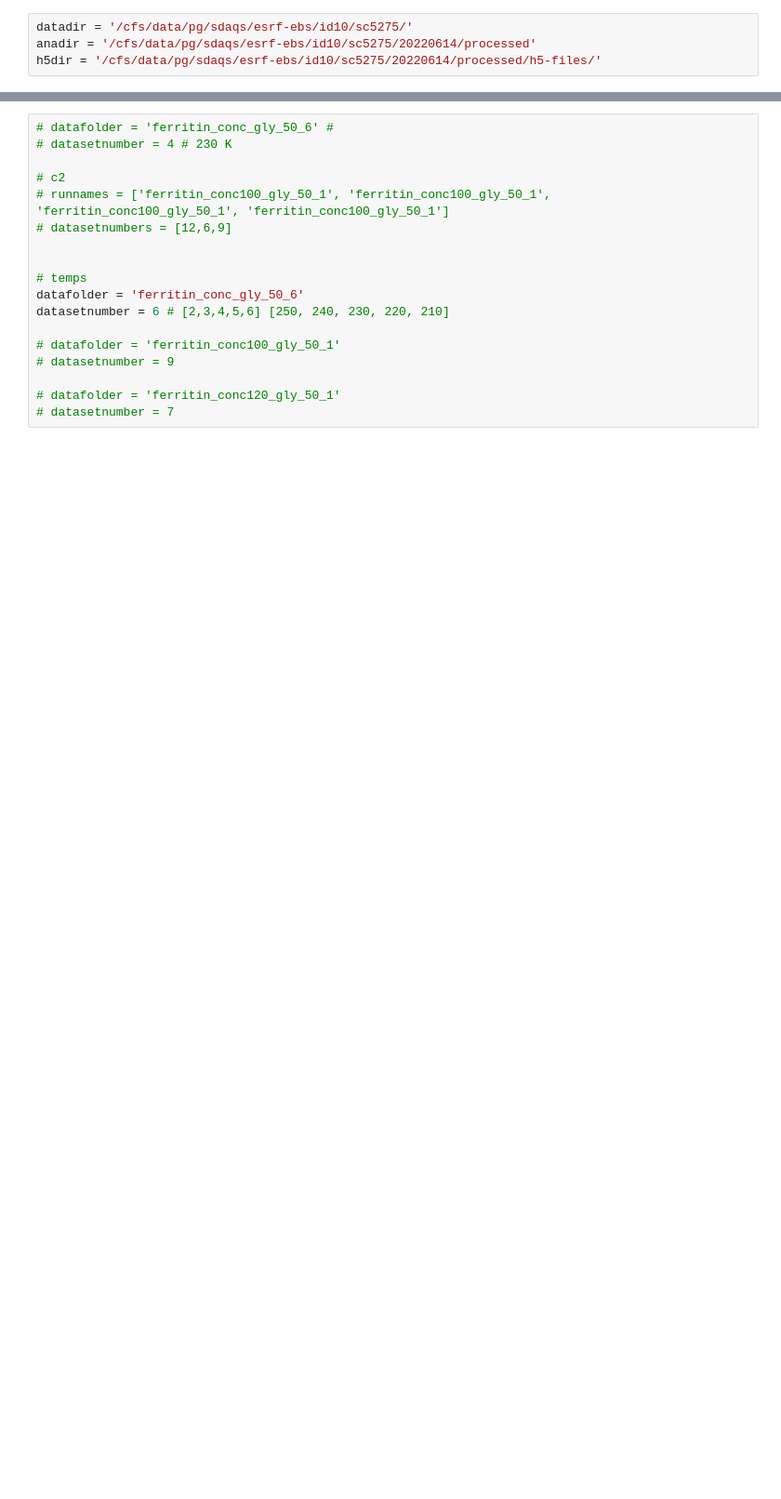
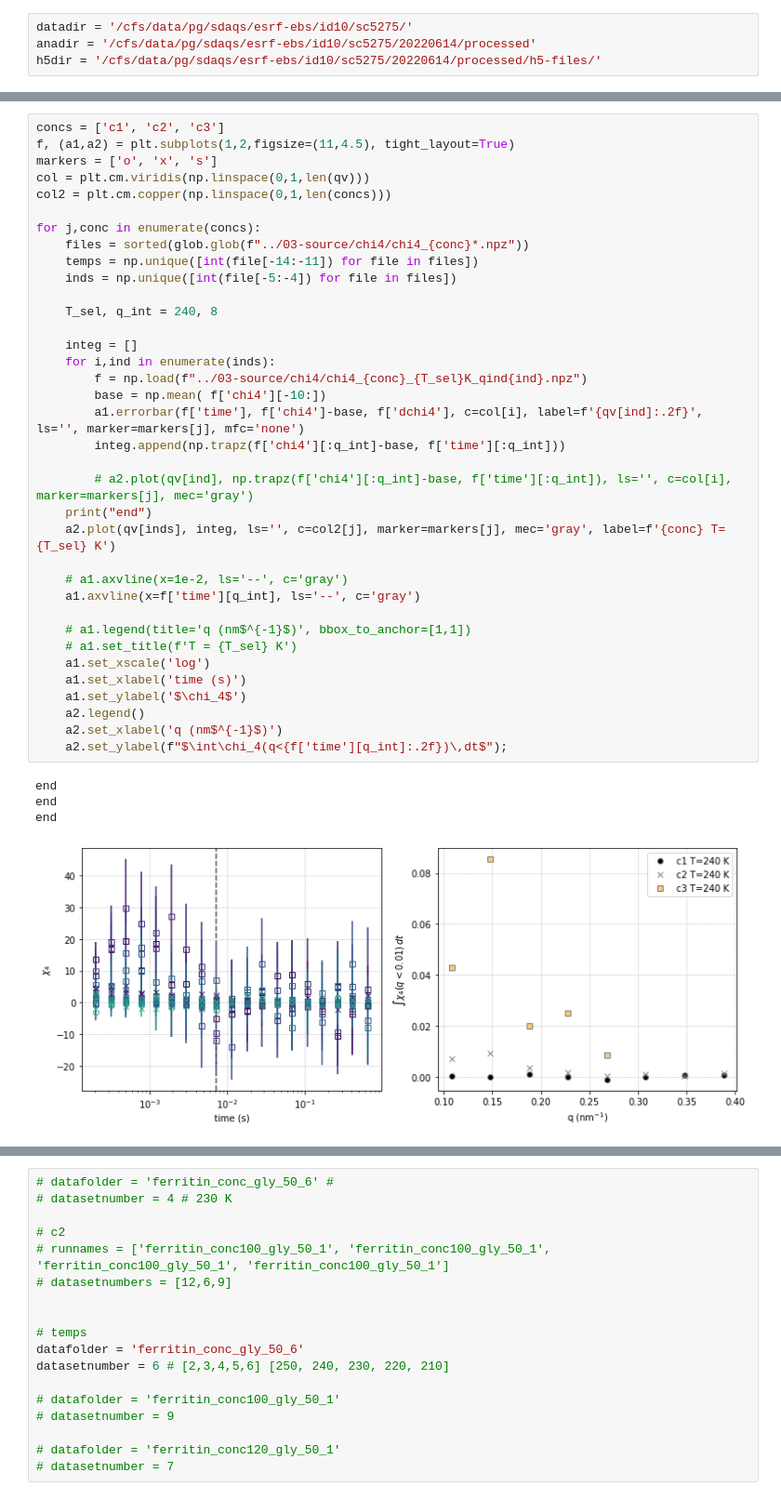
Before and after one commit to maddalenabin/id10-ferritin-2022, a Jupyter notebook: 01-notebooks/07-chi4.ipynb, the cells around one changed output, grey strips where cells are left out. Shown at 93% size. Drawn from its saved outputs; the diff is of its cells as text; blank space fills up the shorter version.

```diff
--- a/01-notebooks/07-chi4.ipynb
+++ b/01-notebooks/07-chi4.ipynb
@@ -32,0 +110,41 @@ h5dir = '/cfs/data/pg/sdaqs/esrf-ebs/id10/sc5275/20220614/processed/h5-files/'
+# %%
+concs = ['c1', 'c2', 'c3']
+f, (a1,a2) = plt.subplots(1,2,figsize=(11,4.5), tight_layout=True)
+markers = ['o', 'x', 's']
+col = plt.cm.viridis(np.linspace(0,1,len(qv)))
+col2 = plt.cm.copper(np.linspace(0,1,len(concs)))
+
+for j,conc in enumerate(concs):
+    files = sorted(glob.glob(f"../03-source/chi4/chi4_{conc}*.npz"))
+    temps = np.unique([int(file[-14:-11]) for file in files])
+    inds = np.unique([int(file[-5:-4]) for file in files])
+
+    T_sel, q_int = 240, 8
+
+    integ = []
+    for i,ind in enumerate(inds):
+        f = np.load(f"../03-source/chi4/chi4_{conc}_{T_sel}K_qind{ind}.npz")
+        base = np.mean( f['chi4'][-10:])
+        a1.errorbar(f['time'], f['chi4']-base, f['dchi4'], c=col[i], label=f'{qv[ind]:.2f}', ls='', marker=markers[j], mfc='none')
+        integ.append(np.trapz(f['chi4'][:q_int]-base, f['time'][:q_int]))
+
+        # a2.plot(qv[ind], np.trapz(f['chi4'][:q_int]-base, f['time'][:q_int]), ls='', c=col[i], marker=markers[j], mec='gray')
+    print("end")
+    a2.plot(qv[inds], integ, ls='', c=col2[j], marker=markers[j], mec='gray', label=f'{conc} T={T_sel} K')
+
+    # a1.axvline(x=1e-2, ls='--', c='gray')
+    a1.axvline(x=f['time'][q_int], ls='--', c='gray')
+
+    # a1.legend(title='q (nm$^{-1}$)', bbox_to_anchor=[1,1])
+    # a1.set_title(f'T = {T_sel} K')
+    a1.set_xscale('log')
+    a1.set_xlabel('time (s)')
+    a1.set_ylabel('$\chi_4$')
+    a2.legend()
+    a2.set_xlabel('q (nm$^{-1}$)')
+    a2.set_ylabel(f"$\int\chi_4(q<{f['time'][q_int]:.2f})\,dt$");
+# %% [output]
+end
+end
+end
+[figure, added]
```
Also changed, not shown: parts of 19 cells of this notebook, 3 other files.
